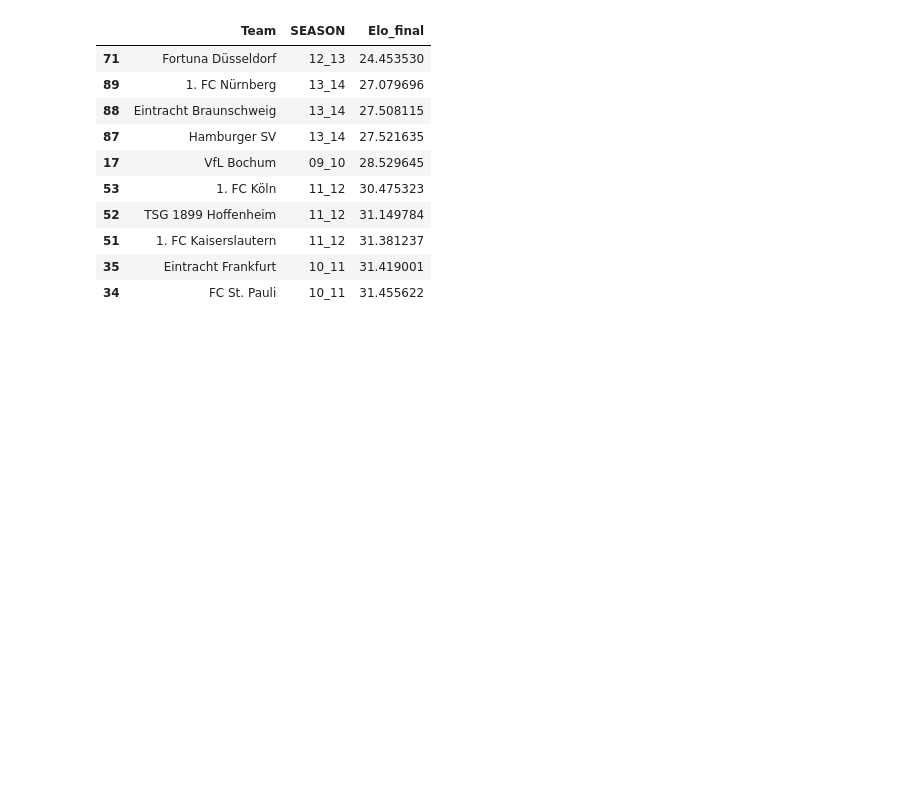
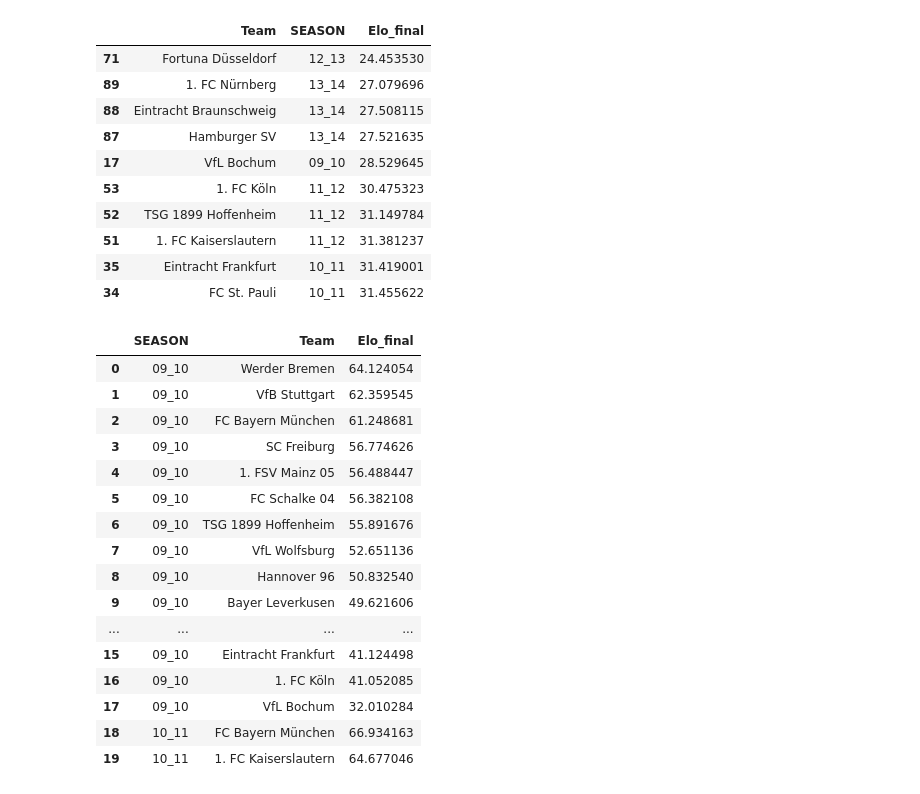
Before and after one commit to Picoalex/template_dsc, a Jupyter notebook: notebooks/02_strength_index.ipynb, the cells around one changed output. Saved outputs shown, nothing was run; the diff lists cells and outputs as text; code cells hidden in the pictures; blank space fills up the shorter version.

```diff
--- a/notebooks/02_strength_index.ipynb
+++ b/notebooks/02_strength_index.ipynb
@@ -468,3 +468,35 @@ worst_10_elo
 | 51 | 1. FC Kaiserslautern | 11_12 | 31.381237 |
 | 35 | Eintracht Frankfurt | 10_11 | 31.419001 |
 | 34 | FC St. Pauli | 10_11 | 31.455622 |
+# %%
+# what if we neglect goal differences
+
+# check seasons
+seasons = ['09_10', '10_11', '11_12', '12_13', '13_14', '14_15']
+
+# generate model
+model = TeamStrengthSeason(df_matches, df_final_rankings, seasons)
+
+# fit elo
+match_history_alpha_0, final_ratings_alpha_0 = model.fit_elo(k=10, c=20, alpha=0)
+
+# display results
+final_ratings_alpha_0.head(20)
+# %% [output]
+|  | SEASON | Team | Elo_final |
+| 0 | 09_10 | Werder Bremen | 64.124054 |
+| 1 | 09_10 | VfB Stuttgart | 62.359545 |
+| 2 | 09_10 | FC Bayern München | 61.248681 |
+| 3 | 09_10 | SC Freiburg | 56.774626 |
+| 4 | 09_10 | 1. FSV Mainz 05 | 56.488447 |
+| 5 | 09_10 | FC Schalke 04 | 56.382108 |
+| 6 | 09_10 | TSG 1899 Hoffenheim | 55.891676 |
+| 7 | 09_10 | VfL Wolfsburg | 52.651136 |
+| 8 | 09_10 | Hannover 96 | 50.832540 |
+| 9 | 09_10 | Bayer Leverkusen | 49.621606 |
+| ... | ... | ... | ... |
+| 15 | 09_10 | Eintracht Frankfurt | 41.124498 |
+| 16 | 09_10 | 1. FC Köln | 41.052085 |
+| 17 | 09_10 | VfL Bochum | 32.010284 |
+| 18 | 10_11 | FC Bayern München | 66.934163 |
+| 19 | 10_11 | 1. FC Kaiserslautern | 64.677046 |
```
Also changed, not shown: parts of 5 cells of this notebook.
